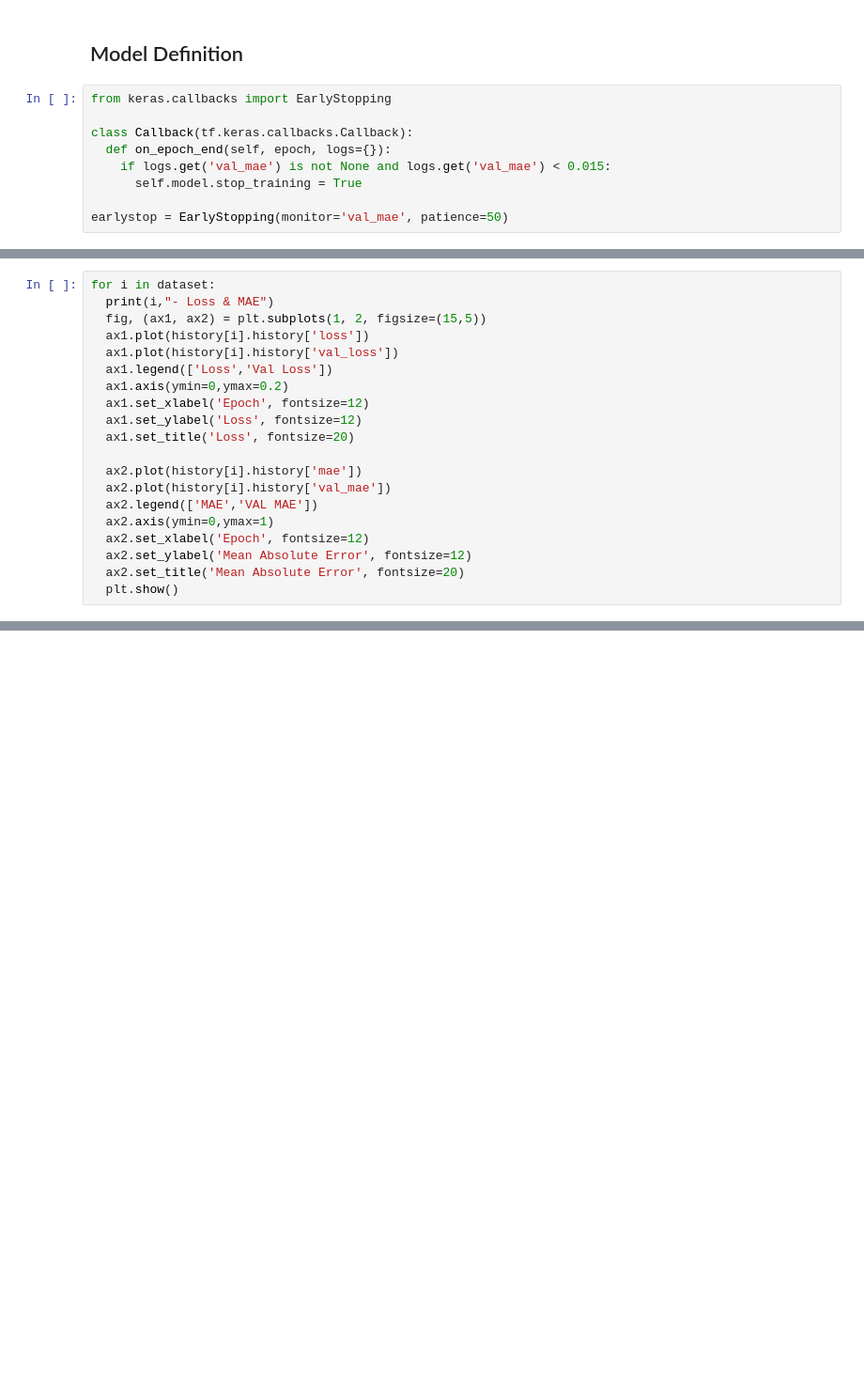
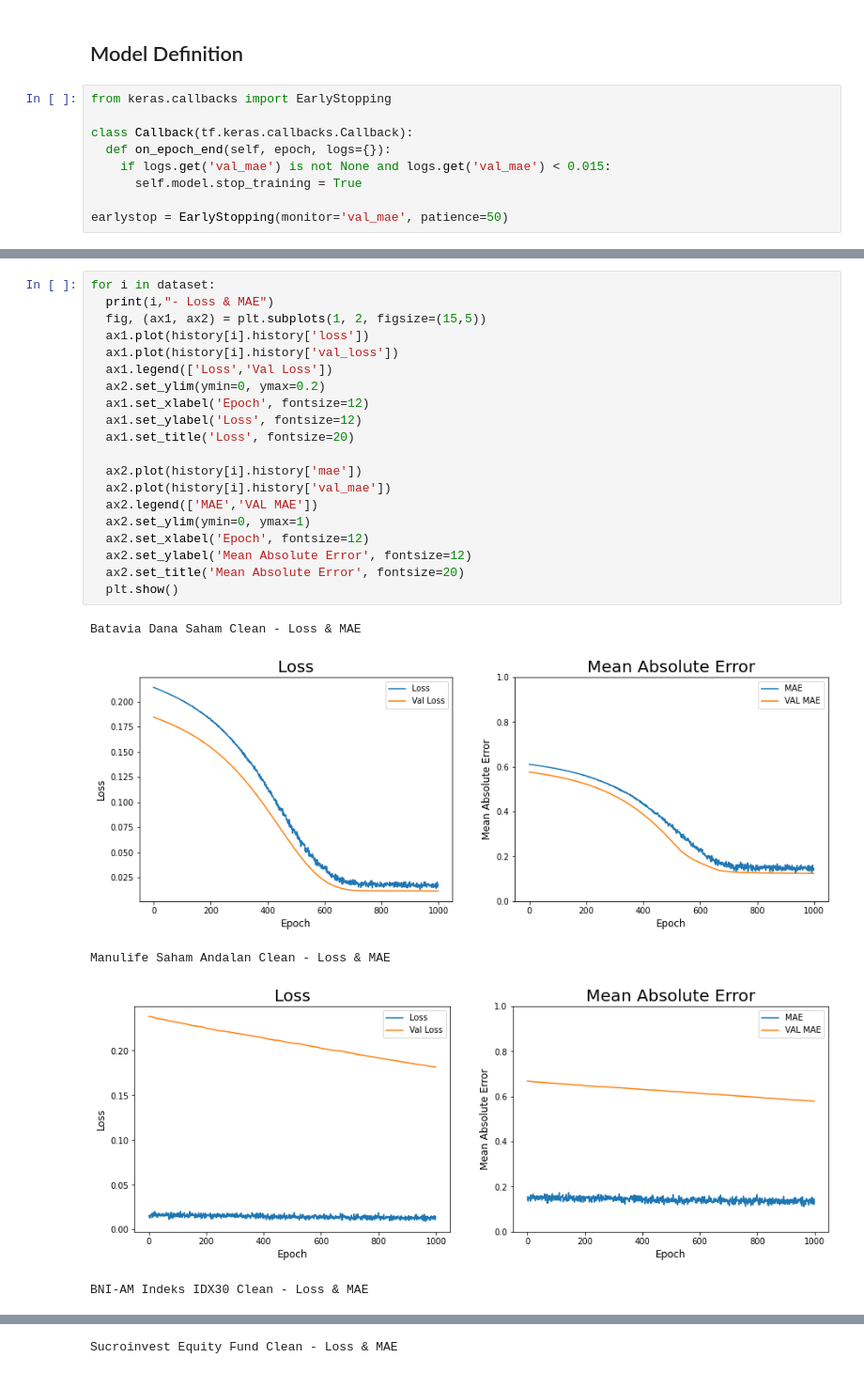
Before and after one commit to H8-Assignments-Bay/p2---final-project-ftds-016-rmt-group-002, a Jupyter notebook: modelling/Modelling_highrisk.ipynb, the cells around one changed output, grey strips where cells are left out. Shown at 94% size. Drawn from its saved outputs; the diff is of its cells as text; blank space fills up the shorter version.

```diff
--- a/modelling/Modelling_highrisk.ipynb
+++ b/modelling/Modelling_highrisk.ipynb
@@ -273,20 +269,0 @@ Wall time: 7min 34s
-# %%
-for i in dataset:
-  print(i,"- Loss & MAE")
-  fig, (ax1, ax2) = plt.subplots(1, 2, figsize=(15,5))
-  ax1.plot(history[i].history['loss'])
-  ax1.plot(history[i].history['val_loss'])
-  ax1.legend(['Loss','Val Loss'])
-  ax1.axis(ymin=0,ymax=0.2)
-  ax1.set_xlabel('Epoch', fontsize=12)
-  ax1.set_ylabel('Loss', fontsize=12)
-  ax1.set_title('Loss', fontsize=20)
-
-  ax2.plot(history[i].history['mae'])
-  ax2.plot(history[i].history['val_mae'])
-  ax2.legend(['MAE','VAL MAE'])
-  ax2.axis(ymin=0,ymax=1)
-  ax2.set_xlabel('Epoch', fontsize=12)
-  ax2.set_ylabel('Mean Absolute Error', fontsize=12)
-  ax2.set_title('Mean Absolute Error', fontsize=20)
-  plt.show()
@@ -336,2 +297,28 @@ WARNING:matplotlib.legend:No handles with labels found to put in legend.
 WARNING:matplotlib.legend:No handles with labels found to put in legend.
 ... (18 outputs left out)
+# %%
+for i in dataset:
+  print(i,"- Loss & MAE")
+  fig, (ax1, ax2) = plt.subplots(1, 2, figsize=(15,5))
+  ax1.plot(history[i].history['loss'])
+  ax1.plot(history[i].history['val_loss'])
+  ax1.legend(['Loss','Val Loss'])
+  ax2.set_ylim(ymin=0, ymax=0.2)
+  ax1.set_xlabel('Epoch', fontsize=12)
+  ax1.set_ylabel('Loss', fontsize=12)
+  ax1.set_title('Loss', fontsize=20)
+
+  ax2.plot(history[i].history['mae'])
+  ax2.plot(history[i].history['val_mae'])
+  ax2.legend(['MAE','VAL MAE'])
+  ax2.set_ylim(ymin=0, ymax=1)
+  ax2.set_xlabel('Epoch', fontsize=12)
+  ax2.set_ylabel('Mean Absolute Error', fontsize=12)
+  ax2.set_title('Mean Absolute Error', fontsize=20)
+  plt.show()
+# %% [output]
+Batavia Dana Saham Clean - Loss & MAE
+[figure, added]
+Manulife Saham Andalan Clean - Loss & MAE
+[figure, added]
+BNI-AM Indeks IDX30 Clean - Loss & MAE
@@ -337,0 +326 @@ WARNING:matplotlib.legend:No handles with labels found to put in legend.
+Sucroinvest Equity Fund Clean - Loss & MAE
```
Also changed, not shown: parts of 18 cells of this notebook.
